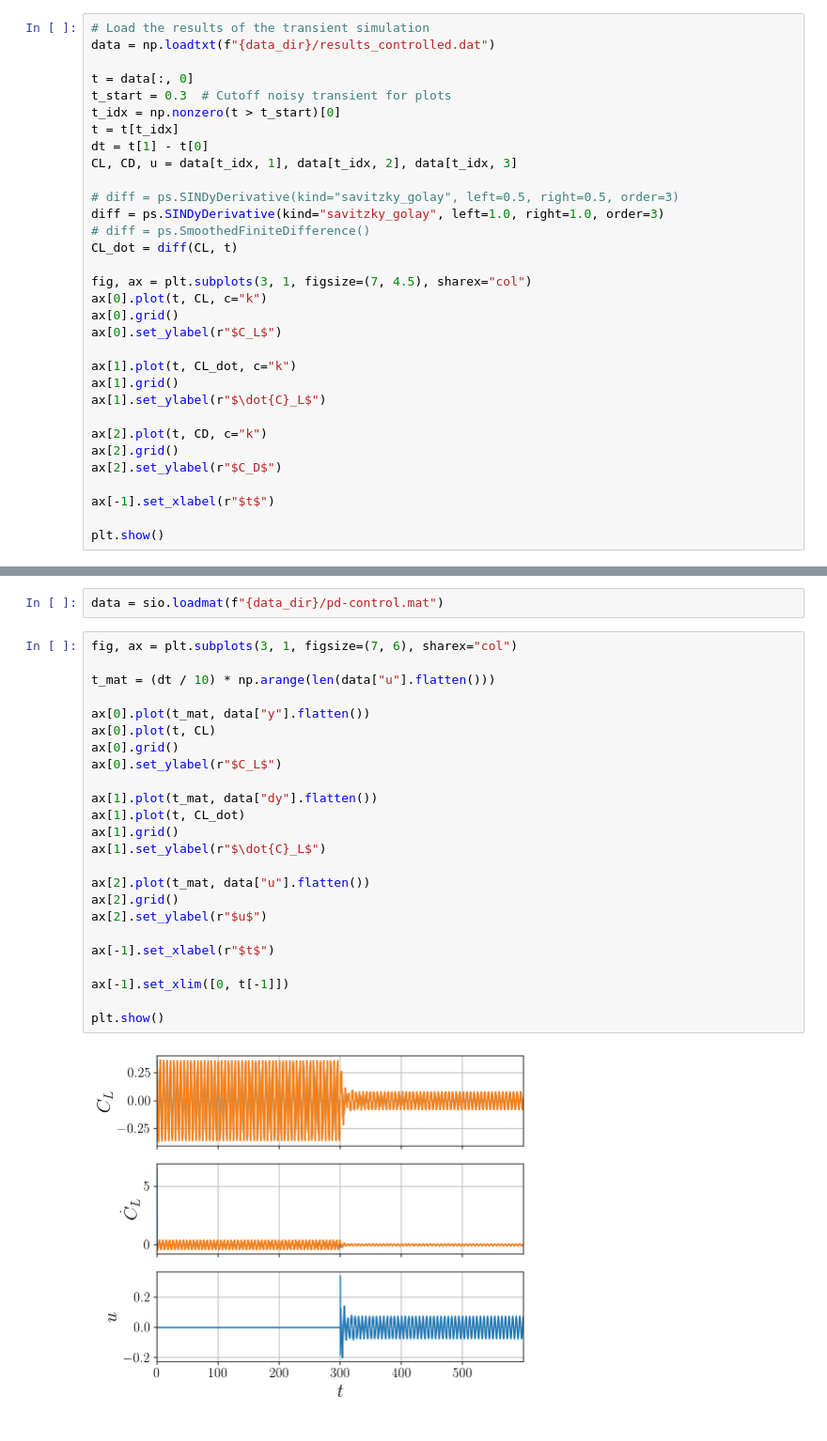
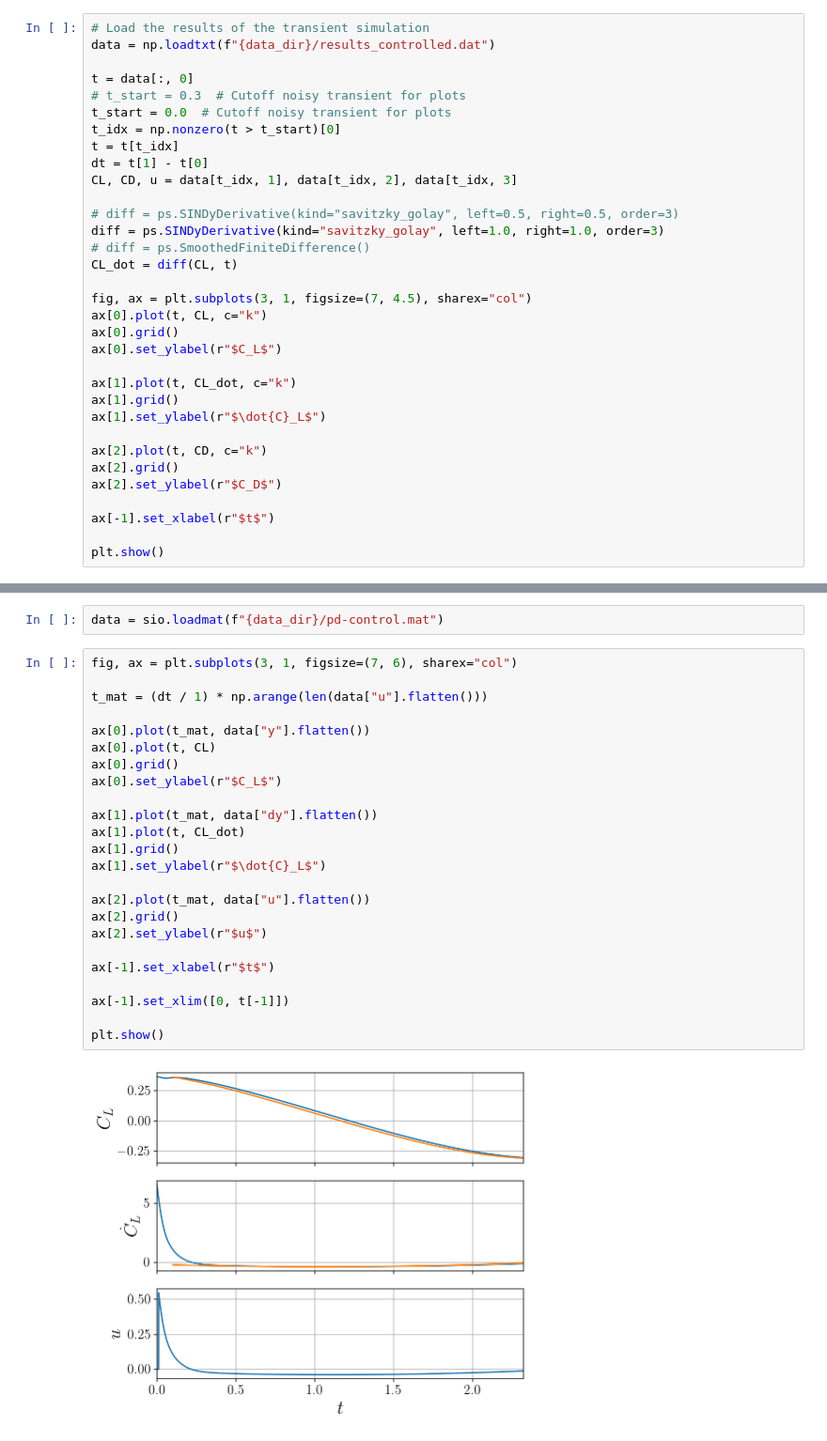
Before and after one commit to dynamicslab/hydrogym, a Jupyter notebook: notebooks/sindy.ipynb, the cells around one changed output, grey strips where cells are left out. Shown at 94% size. Saved outputs shown, nothing was run; the diff lists cells and outputs as text.

```diff
--- a/notebooks/sindy.ipynb
+++ b/notebooks/sindy.ipynb
@@ -397,7 +403,8 @@ There are a few tricks necessary to get the derivative feedback to work.  For in
 data = np.loadtxt(f"{data_dir}/results_controlled.dat")
 
 t = data[:, 0]
-t_start = 0.3  # Cutoff noisy transient for plots
+# t_start = 0.3  # Cutoff noisy transient for plots
+t_start = 0.0  # Cutoff noisy transient for plots
 t_idx = np.nonzero(t > t_start)[0]
 t = t[t_idx]
 dt = t[1] - t[0]
@@ -479,26 +486,26 @@ data = sio.loadmat(f"{data_dir}/pd-control.mat")
 # %%
 fig, ax = plt.subplots(3, 1, figsize=(7, 6), sharex="col")
 
-t_mat = (dt / 10) * np.arange(len(data["u"].flatten()))
+t_mat = (dt / 1) * np.arange(len(data["u"].flatten()))
 
 ax[0].plot(t_mat, data["y"].flatten())
 ax[0].plot(t, CL)
 ax[0].grid()
 ax[0].set_ylabel(r"$C_L$")
 
 ax[1].plot(t_mat, data["dy"].flatten())
 ax[1].plot(t, CL_dot)
 ax[1].grid()
 ax[1].set_ylabel(r"$\dot{C}_L$")
 
 ax[2].plot(t_mat, data["u"].flatten())
 ax[2].grid()
 ax[2].set_ylabel(r"$u$")
 
 ax[-1].set_xlabel(r"$t$")
 
 ax[-1].set_xlim([0, t[-1]])
 
 plt.show()
 # %% [output]
-[figure, old version]
+[figure, new version]
```
Also changed, not shown: parts of 20 cells of this notebook, 1 other file.
